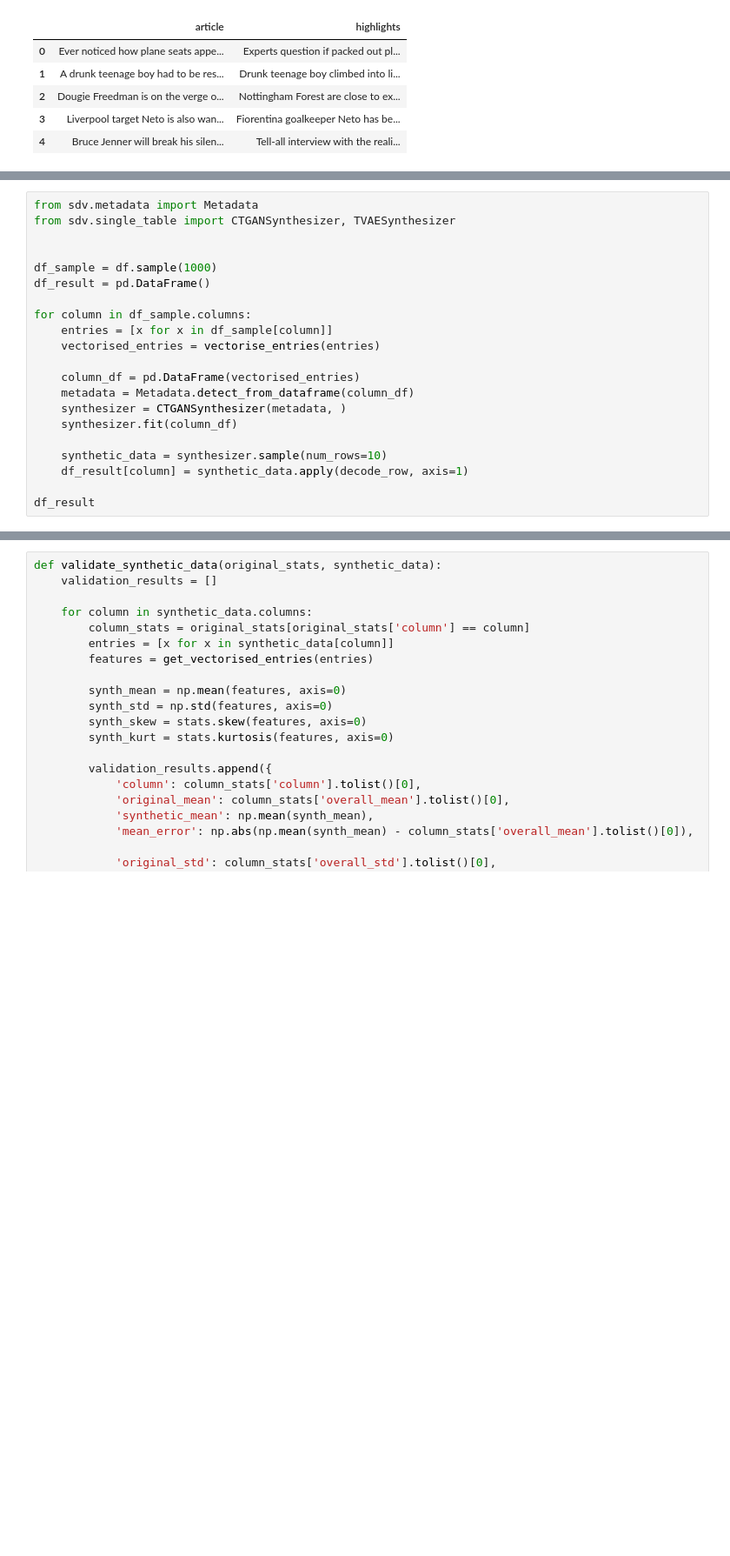
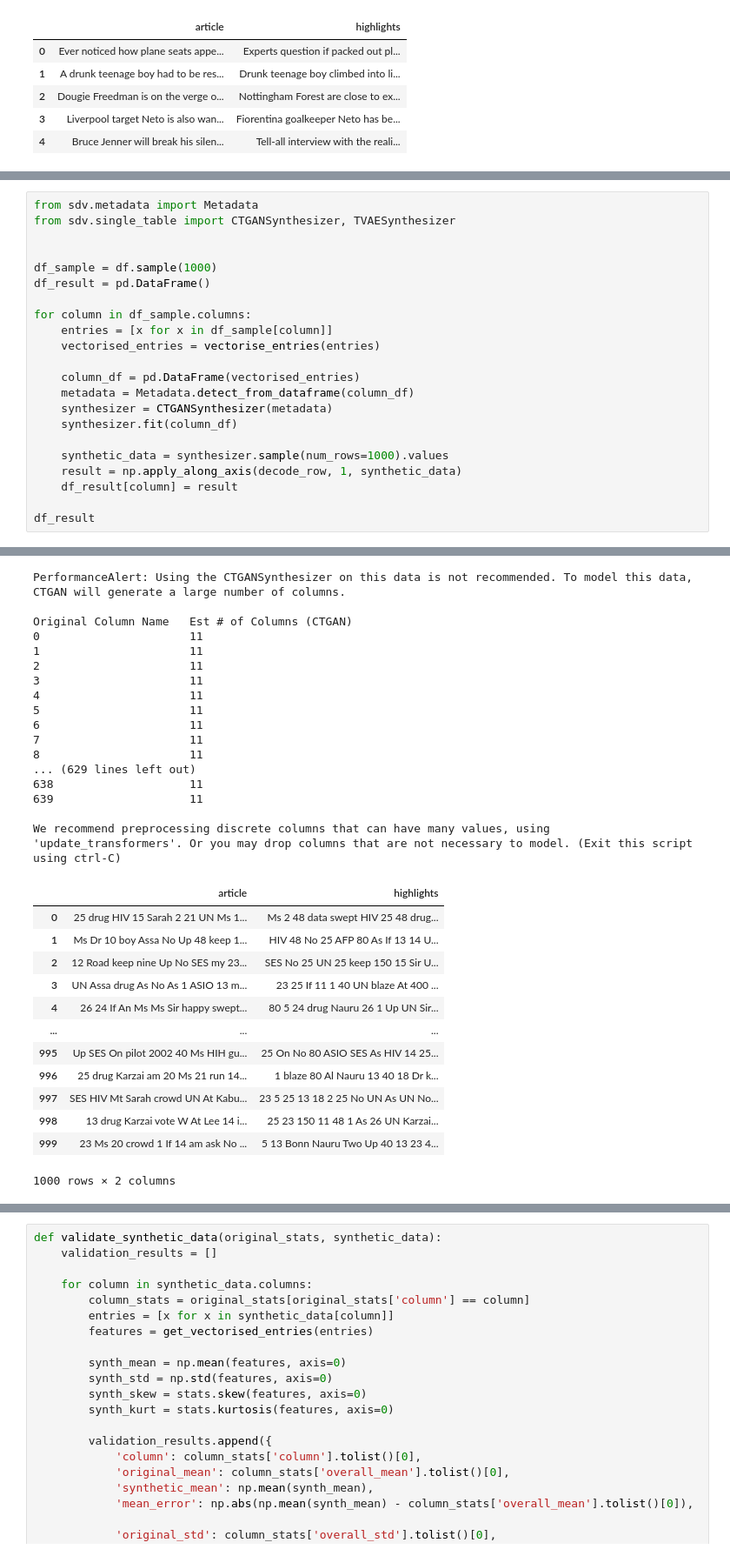
Before and after one commit to syhennie/data-quality-process, a Jupyter notebook: v2/features.ipynb, the cells around one changed output, grey strips where cells are left out. Shown at 87% size. Cells and saved outputs as stored; diff of their text form; blank space fills up the shorter version.

```diff
--- a/v2/features.ipynb
+++ b/v2/features.ipynb
@@ -93,10 +98,12 @@ for column in df_sample.columns:
 
     column_df = pd.DataFrame(vectorised_entries)
     metadata = Metadata.detect_from_dataframe(column_df)
-    synthesizer = CTGANSynthesizer(metadata, )
+    synthesizer = CTGANSynthesizer(metadata)
     synthesizer.fit(column_df)
 
-    synthetic_data = synthesizer.sample(num_rows=10)
-    df_result[column] = synthetic_data.apply(decode_row, axis=1)
+    synthetic_data = synthesizer.sample(num_rows=1000).values
+    result = np.apply_along_axis(decode_row, 1, synthetic_data)
+    df_result[column] = result
 
 df_result
+# %% [output]
@@ -102,0 +127,30 @@ df_result
+PerformanceAlert: Using the CTGANSynthesizer on this data is not recommended. To model this data, CTGAN will generate a large number of columns.
+
+Original Column Name   Est # of Columns (CTGAN)
+0                      11
+1                      11
+2                      11
+3                      11
+4                      11
+5                      11
+6                      11
+7                      11
+8                      11
+... (629 lines left out)
+638                    11
+639                    11
+
+We recommend preprocessing discrete columns that can have many values, using 'update_transformers'. Or you may drop columns that are not necessary to model. (Exit this script using ctrl-C)
+|  | article | highlights |
+| 0 | 25 drug HIV 15 Sarah 2 21 UN Ms 1... | Ms 2 48 data swept HIV 25 48 drug... |
+| 1 | Ms Dr 10 boy Assa No Up 48 keep 1... | HIV 48 No 25 AFP 80 As If 13 14 U... |
+| 2 | 12 Road keep nine Up No SES my 23... | SES No 25 UN 25 keep 150 15 Sir U... |
+| 3 | UN Assa drug As No As 1 ASIO 13 m... | 23 25 If 11 1 40 UN blaze At 400 ... |
+| 4 | 26 24 If An Ms Ms Sir happy swept... | 80 5 24 drug Nauru 26 1 Up UN Sir... |
+| ... | ... | ... |
+| 995 | Up SES On pilot 2002 40 Ms HIH gu... | 25 On No 80 ASIO SES As HIV 14 25... |
+| 996 | 25 drug Karzai am 20 Ms 21 run 14... | 1 blaze 80 Al Nauru 13 40 18 Dr k... |
+| 997 | SES HIV Mt Sarah crowd UN At Kabu... | 23 5 25 13 18 2 25 No UN As UN No... |
+| 998 | 13 drug Karzai vote W At Lee 14 i... | 25 23 150 11 48 1 As 26 UN Karzai... |
+| 999 | 23 Ms 20 crowd 1 If 14 am ask No ... | 5 13 Bonn Nauru Two Up 40 13 23 4... |
+1000 rows × 2 columns
```
Also changed, not shown: parts of 11 cells of this notebook.
